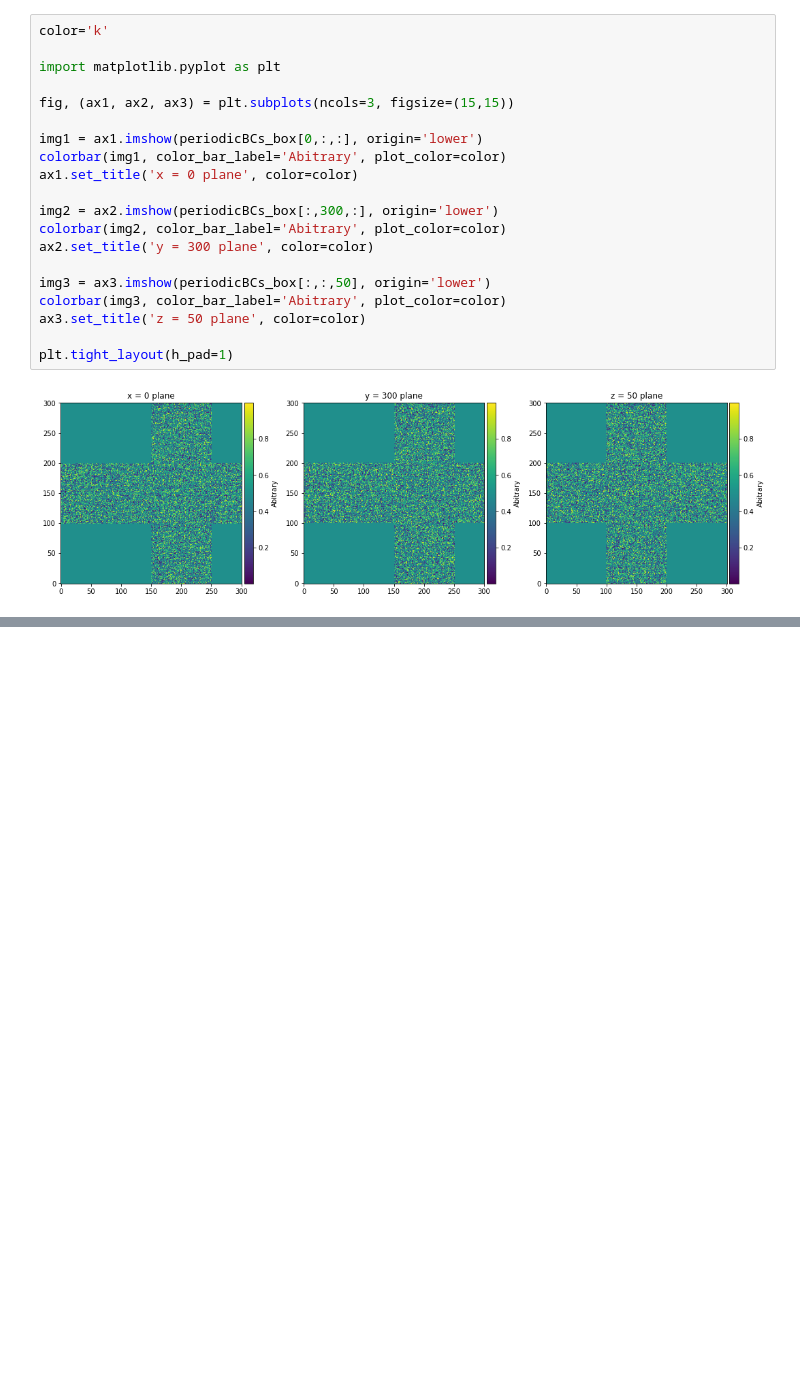
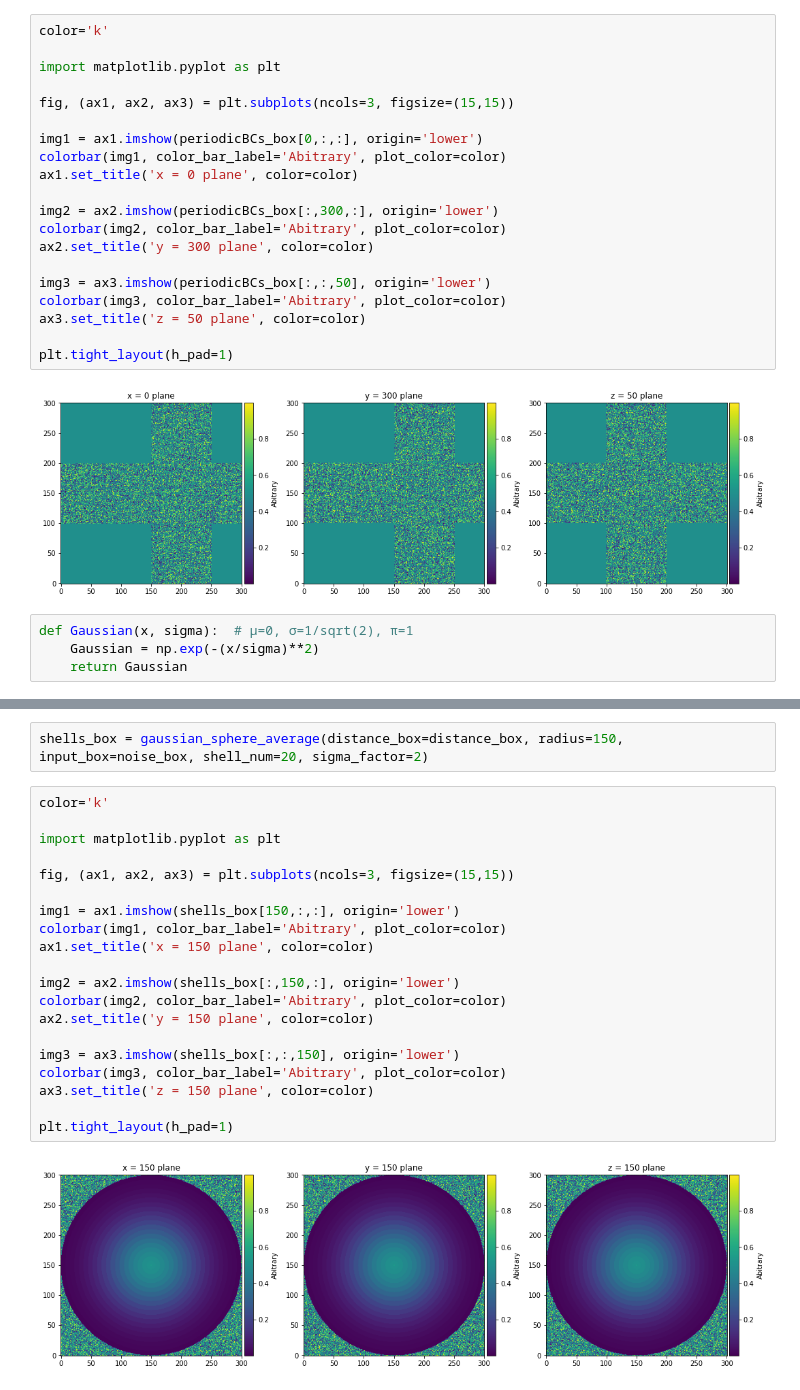
Before and after one commit to tommychinwj/HI_characterization, a Jupyter notebook: Experiment_code.ipynb, the cells around one changed output, grey strips where cells are left out. Drawn from its saved outputs; the diff is of its cells as text; blank space fills up the shorter version.

Commit message:
exp_code, gaussian averaging illustrations, cube_HI BOX_LEN=301 HII_DIM=2*301 boxes.

```diff
--- a/Experiment_code.ipynb
+++ b/Experiment_code.ipynb
@@ -602,3 +604,7 @@ ax3.set_title('z = 50 plane', color=color)
 plt.tight_layout(h_pad=1)
 # %% [output]
 [figure]
+# %%
+def Gaussian(x, sigma):  # μ=0, σ=1/sqrt(2), π=1
+    Gaussian = np.exp(-(x/sigma)**2)
+    return Gaussian
@@ -604,0 +647,24 @@ plt.tight_layout(h_pad=1)
+# %%
+shells_box = gaussian_sphere_average(distance_box=distance_box, radius=150, input_box=noise_box, shell_num=20, sigma_factor=2)
+# %%
+color='k'
+
+import matplotlib.pyplot as plt
+
+fig, (ax1, ax2, ax3) = plt.subplots(ncols=3, figsize=(15,15))
+
+img1 = ax1.imshow(shells_box[150,:,:], origin='lower')
+colorbar(img1, color_bar_label='Abitrary', plot_color=color)
+ax1.set_title('x = 150 plane', color=color)
+
+img2 = ax2.imshow(shells_box[:,150,:], origin='lower')
+colorbar(img2, color_bar_label='Abitrary', plot_color=color)
+ax2.set_title('y = 150 plane', color=color)
+
+img3 = ax3.imshow(shells_box[:,:,150], origin='lower')
+colorbar(img3, color_bar_label='Abitrary', plot_color=color)
+ax3.set_title('z = 150 plane', color=color)
+
+plt.tight_layout(h_pad=1)
+# %% [output]
+[figure, added]
```
Also changed, not shown: parts of 4 cells of this notebook, 1 other file.
